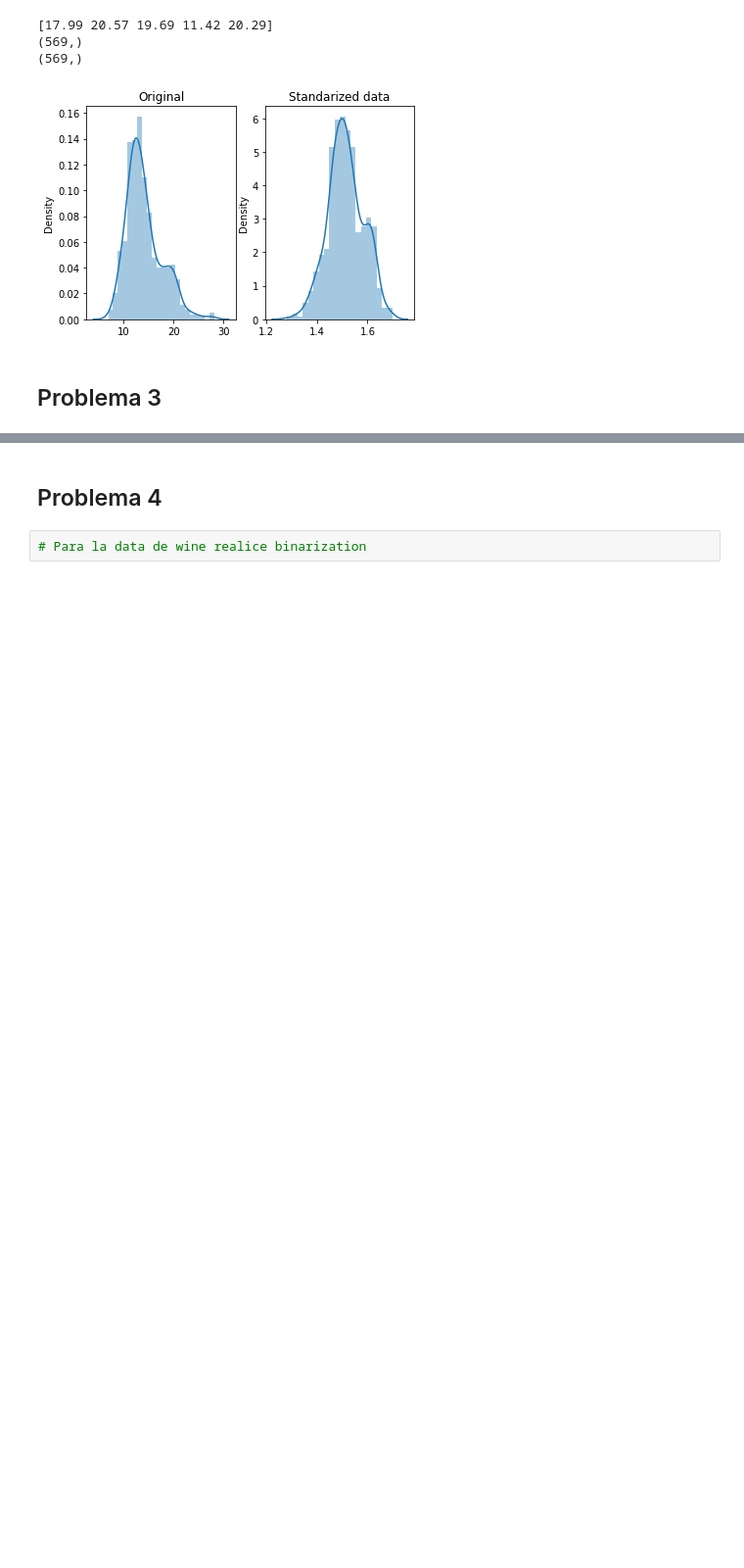
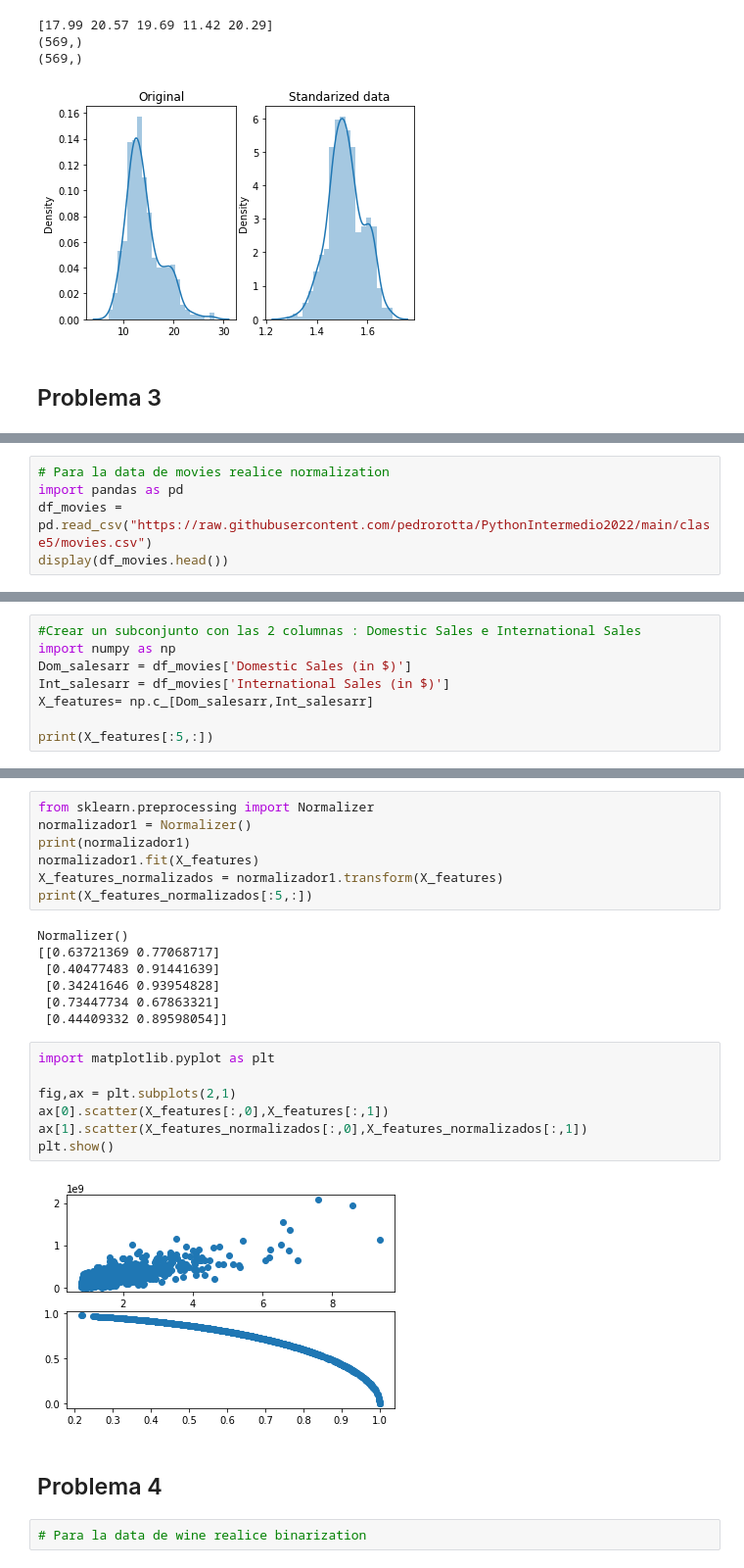
Before and after one commit to CoolfaceJerkCity/PythonIntermedio2022, a Jupyter notebook: Lec6_Preprocessing.ipynb, the cells around one changed output, grey strips where cells are left out. Shown: that part at 98% size. Saved outputs shown, nothing was run; the diff lists cells and outputs as text; blank space fills up the shorter version.

```diff
--- a/Lec6_Preprocessing.ipynb
+++ b/Lec6_Preprocessing.ipynb
@@ -88,0 +98,5 @@ plt.show()
+# %%
+# Para la data de movies realice normalization
+import pandas as pd
+df_movies = pd.read_csv("https://raw.githubusercontent.com/pedrorotta/PythonIntermedio2022/main/clase5/movies.csv")
+display(df_movies.head())
@@ -88,0 +110,8 @@ plt.show()
+# %%
+#Crear un subconjunto con las 2 columnas : Domestic Sales e International Sales
+import numpy as np
+Dom_salesarr = df_movies['Domestic Sales (in $)']
+Int_salesarr = df_movies['International Sales (in $)']
+X_features= np.c_[Dom_salesarr,Int_salesarr]
+
+print(X_features[:5,:])
@@ -89,3 +133,26 @@ plt.show()
+# %%
+from sklearn.preprocessing import Normalizer
+normalizador1 = Normalizer()
+print(normalizador1)
+normalizador1.fit(X_features)
+X_features_normalizados = normalizador1.transform(X_features)
+print(X_features_normalizados[:5,:])
+# %% [output]
+Normalizer()
+[[0.63721369 0.77068717]
+ [0.40477483 0.91441639]
+ [0.34241646 0.93954828]
+ [0.73447734 0.67863321]
+ [0.44409332 0.89598054]]
+# %%
+import matplotlib.pyplot as plt
+
+fig,ax = plt.subplots(2,1)
+ax[0].scatter(X_features[:,0],X_features[:,1])
+ax[1].scatter(X_features_normalizados[:,0],X_features_normalizados[:,1])
+plt.show()
+# %% [output]
+[figure, added]
 # %% [markdown]
 ## Problema 4
 # %%
```
Also changed, not shown: parts of 20 cells of this notebook.
